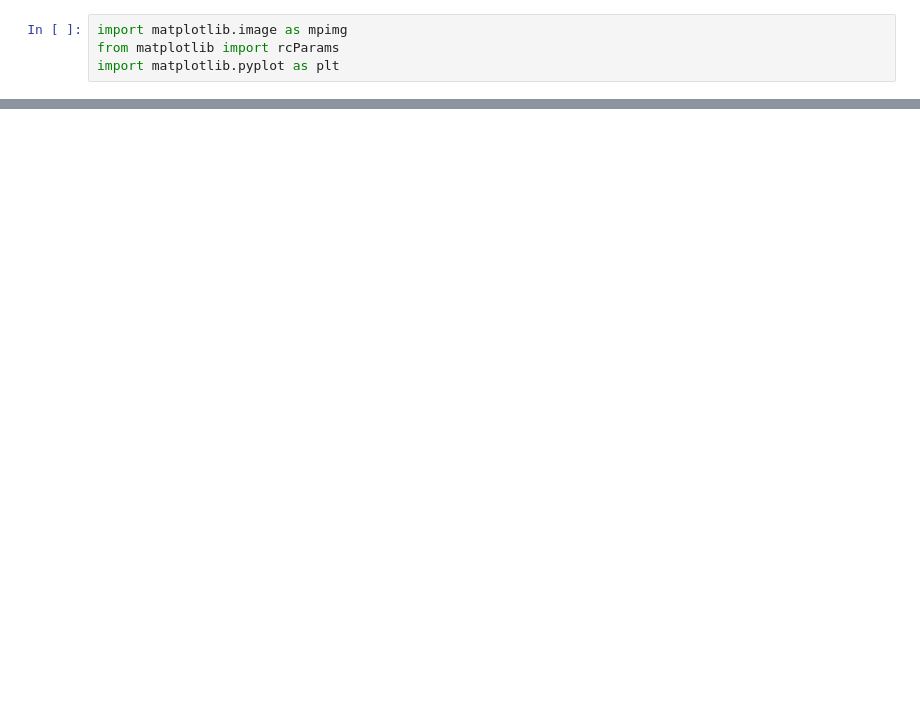
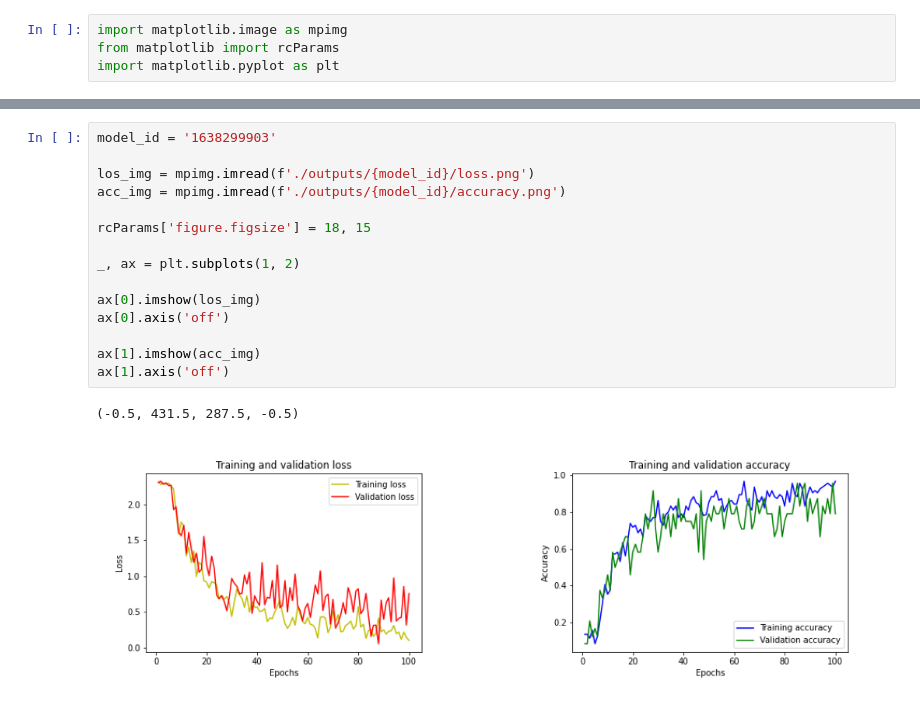
Before and after one commit to hamza-mughees/Sign-Language-Detection, a Jupyter notebook: compare_performance.ipynb, the cells around one changed output, grey strips where cells are left out. Saved outputs shown, nothing was run; the diff lists cells and outputs as text; blank space fills up the shorter version.

```diff
--- a/compare_performance.ipynb
+++ b/compare_performance.ipynb
@@ -148,0 +149,18 @@ ax[1].axis('off')
+# %%
+model_id = '1638299903'
+
+los_img = mpimg.imread(f'./outputs/{model_id}/loss.png')
+acc_img = mpimg.imread(f'./outputs/{model_id}/accuracy.png')
+
+rcParams['figure.figsize'] = 18, 15
+
+_, ax = plt.subplots(1, 2)
+
+ax[0].imshow(los_img)
+ax[0].axis('off')
+
+ax[1].imshow(acc_img)
+ax[1].axis('off')
+# %% [output]
+(-0.5, 431.5, 287.5, -0.5)
+[figure, added]
```
Also changed, not shown: parts of 8 cells of this notebook, 7 other files.
